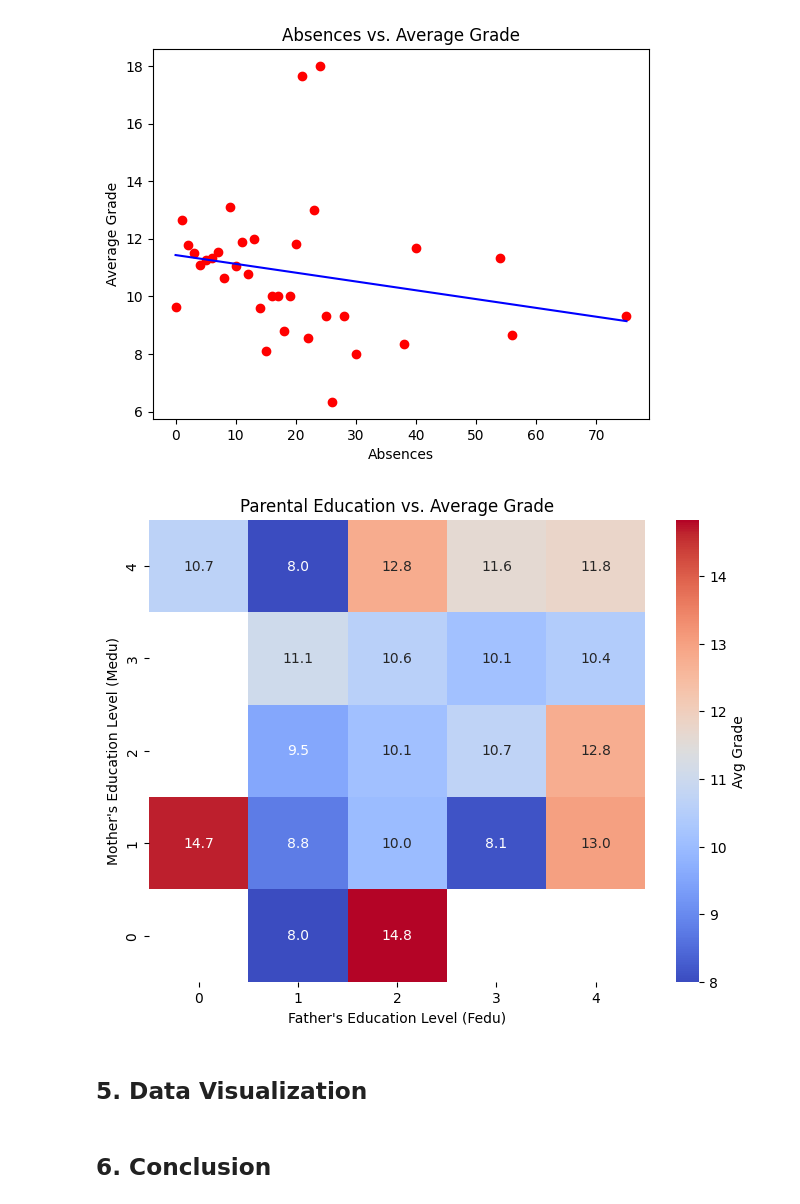
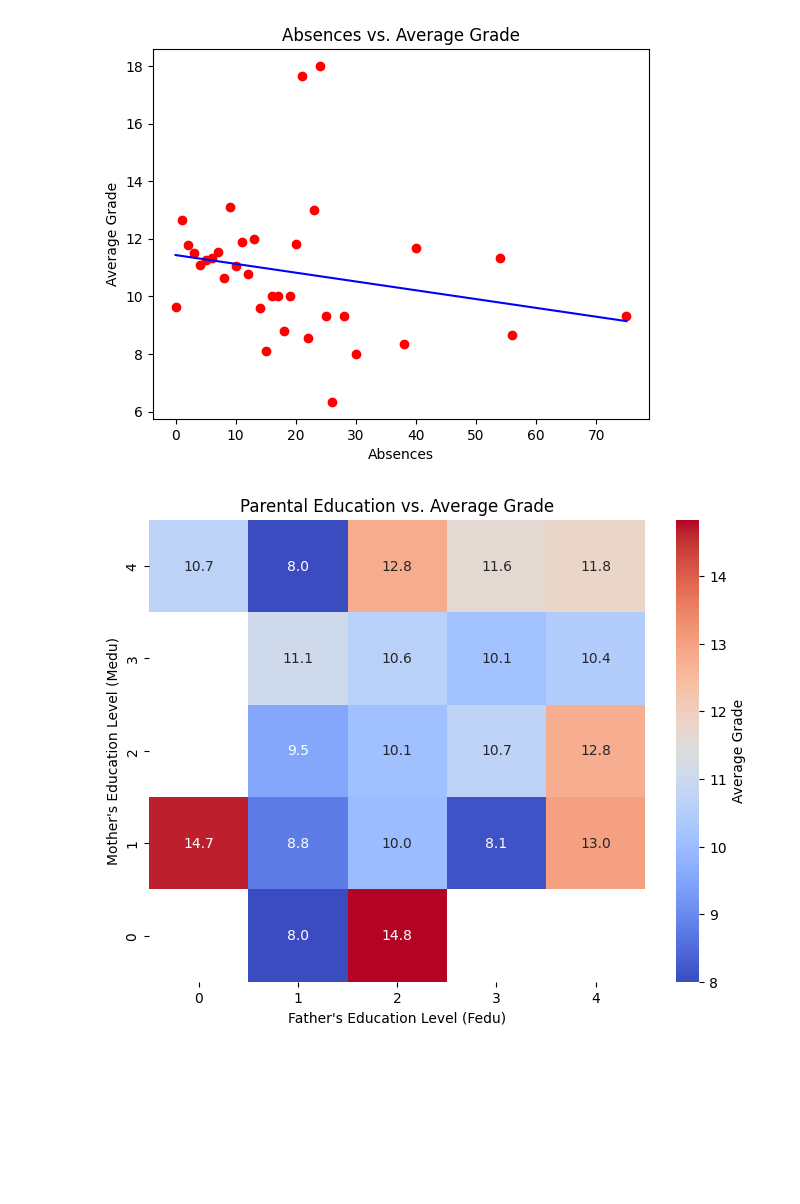
Before and after one commit to suguru-o5/ds-0924, a Jupyter notebook: ds203/final-project/final-project.ipynb, the cells around one changed output. Cells and saved outputs as stored; diff of their text form; code cells hidden in the pictures; blank space fills up the shorter version.

```diff
--- a/ds203/final-project/final-project.ipynb
+++ b/ds203/final-project/final-project.ipynb
@@ -58,23 +36,20 @@ plt.show()
 # %%
 import seaborn as sns
 import matplotlib.pyplot as plt
 import pandas as pd
 
 data = pd.read_csv("csvs/parents_education_and_grade.csv")
 df = pd.DataFrame(data)
+df.groupby(['Fedu','Medu'])
 
 pivot_table = df.pivot(index='Medu', columns='Fedu', values='avg_grade')
 
 plt.figure(figsize=(8, 6))
-sns.heatmap(pivot_table, annot=True, fmt=".1f", cmap="coolwarm", cbar_kws={'label': 'Avg Grade'})
+sns.heatmap(pivot_table, annot=True, fmt=".1f", cmap="coolwarm", cbar_kws={'label': 'Average Grade'})
 plt.title("Parental Education vs. Average Grade")
 plt.xlabel("Father's Education Level (Fedu)")
 plt.ylabel("Mother's Education Level (Medu)")
 plt.gca().invert_yaxis()
 plt.show()
 # %% [output]
-[figure, old version]
+[figure, new version]
-# %% [markdown]
-## 5. Data Visualization
-# %% [markdown]
-## 6. Conclusion
```
Also changed, not shown: parts of 9 cells of this notebook, 17 other files.
